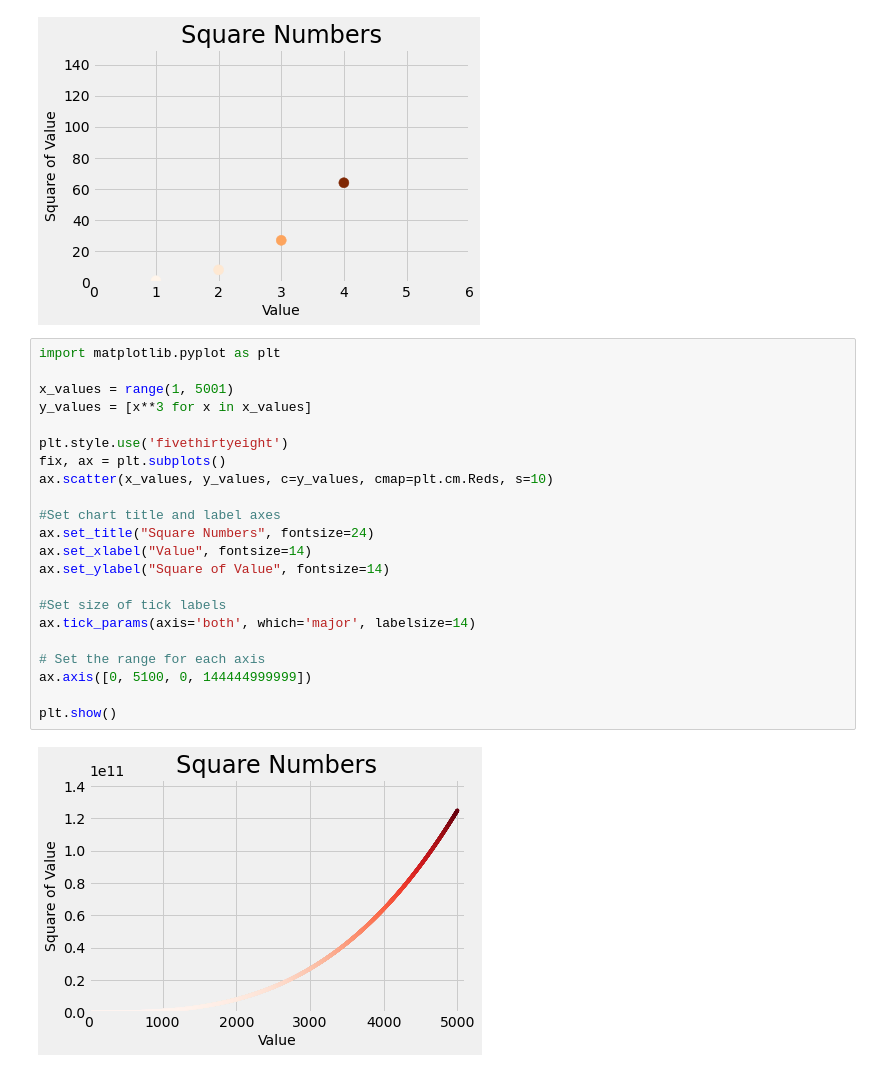
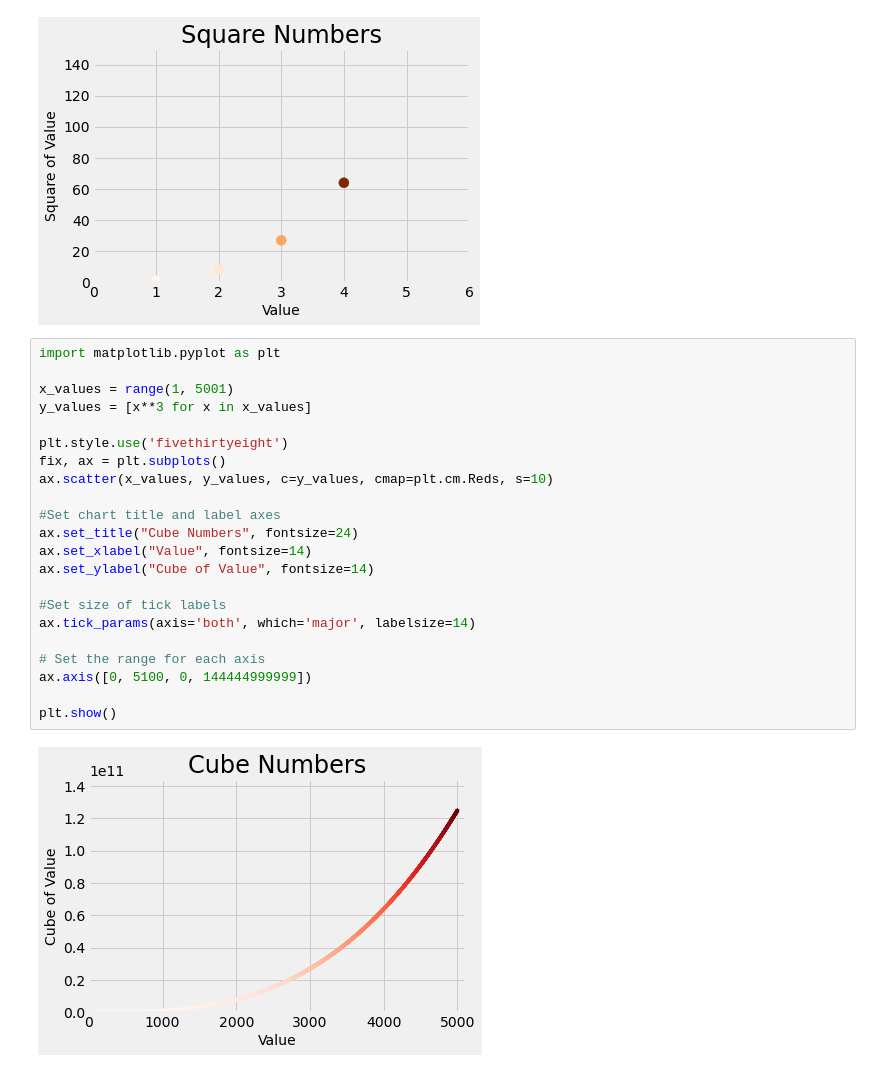
Before and after one commit to bwengerDU/python_crash_course, a Jupyter notebook: data_visualization/Ch15_TIY.ipynb, the cells around one changed output. Cells and saved outputs as stored; diff of their text form.

```diff
--- a/data_visualization/Ch15_TIY.ipynb
+++ b/data_visualization/Ch15_TIY.ipynb
@@ -27,24 +27,24 @@ plt.show()
 # %%
 import matplotlib.pyplot as plt
 
 x_values = range(1, 5001)
 y_values = [x**3 for x in x_values]
 
 plt.style.use('fivethirtyeight')
 fix, ax = plt.subplots()
 ax.scatter(x_values, y_values, c=y_values, cmap=plt.cm.Reds, s=10)
 
 #Set chart title and label axes
-ax.set_title("Square Numbers", fontsize=24)
+ax.set_title("Cube Numbers", fontsize=24)
 ax.set_xlabel("Value", fontsize=14)
-ax.set_ylabel("Square of Value", fontsize=14)
+ax.set_ylabel("Cube of Value", fontsize=14)
 
 #Set size of tick labels
 ax.tick_params(axis='both', which='major', labelsize=14)
 
 # Set the range for each axis
 ax.axis([0, 5100, 0, 144444999999])
 
 plt.show()
 # %% [output]
-[figure, old version]
+[figure, new version]
```
Also changed, not shown: 11 other files.
